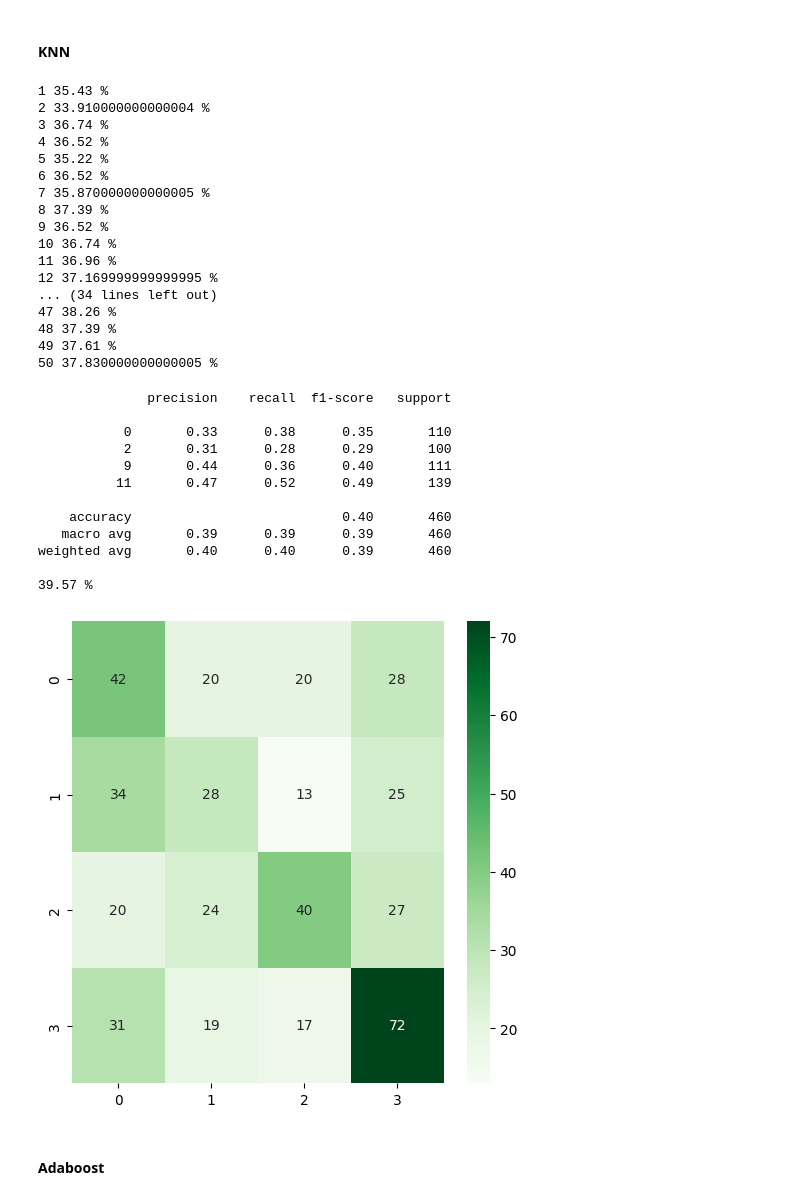
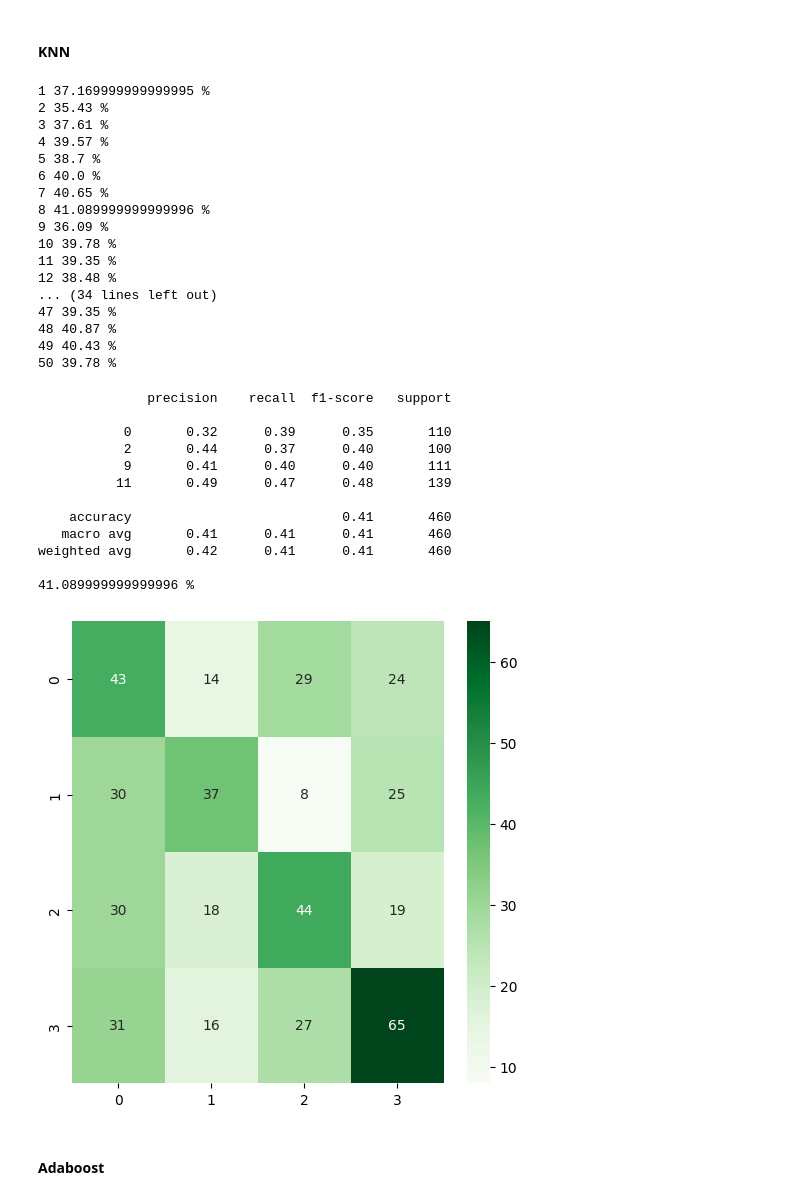
Before and after one commit to Yehudit-Brickner/ML_class, a Jupyter notebook: sport_balls1.ipynb, the cells around one changed output. Drawn from its saved outputs; the diff is of its cells as text; code cells hidden in the pictures.

```diff
--- a/sport_balls1.ipynb
+++ b/sport_balls1.ipynb
@@ -156,7 +138,7 @@ small_hist_4balls.shape
 (1533, 773)
 # %%
 
-X1 = small_hist_4balls.iloc[:,2:6]
+X1 = small_hist_4balls.iloc[:,1:5]
 X2 = small_hist_4balls.iloc[:,5:]
 X3 = small_hist_4balls.drop(['class_number'], axis=1)
 
@@ -246,5 +257,5 @@ squared_hinge l2 36.96 %
 # %%
-svm1 =  OneVsOneClassifier(LinearSVC(random_state=0, loss="squared_hinge",penalty="l2")).fit(X_train1, y_train1)
+svm1 =  OneVsOneClassifier(LinearSVC(random_state=0, loss="hinge",penalty="l2")).fit(X_train1, y_train1)
 pred_svm1 = svm1.predict(X_test1)
 Confusion_Matrix(confusion_matrix(y_test1,pred_svm1))
 print(classification_report(y_test1, pred_svm1))
@@ -273,45 +284,45 @@ for i in range(1,51):
     pred_knn = neigh.predict(X_test1)
     print(i,round(np.sum([y_test1==pred_knn])/len(y_test1),4)*100,"%")
 # %% [output]
-1 35.43 %
-2 33.910000000000004 %
-3 36.74 %
-4 36.52 %
-5 35.22 %
-6 36.52 %
-7 35.870000000000005 %
-8 37.39 %
-9 36.52 %
-10 36.74 %
-11 36.96 %
-12 37.169999999999995 %
+1 37.169999999999995 %
+2 35.43 %
+3 37.61 %
+4 39.57 %
+5 38.7 %
+6 40.0 %
+7 40.65 %
+8 41.089999999999996 %
+9 36.09 %
+10 39.78 %
+11 39.35 %
+12 38.48 %
 ... (34 lines left out)
-47 38.26 %
-48 37.39 %
-49 37.61 %
-50 37.830000000000005 %
+47 39.35 %
+48 40.87 %
+49 40.43 %
+50 39.78 %
 # %%
-neigh1 = KNeighborsClassifier(n_neighbors=19)
+neigh1 = KNeighborsClassifier(n_neighbors=8)
 neigh1.fit(X_train1,y_train1)
 pred_knn1 = neigh1.predict(X_test1)
 Confusion_Matrix(confusion_matrix(y_test1,pred_knn1))
 print(classification_report(y_test1, pred_knn1))
 print(round(np.sum([y_test1==pred_knn1])/len(y_test1),4)*100,"%")
 results.append(['lines and circles', 'KNN',round(np.sum([y_test1==pred_knn1])/len(y_test1),4)*100 ])
 # %% [output]
               precision    recall  f1-score   support
 
-           0       0.33      0.38      0.35       110
-           2       0.31      0.28      0.29       100
-           9       0.44      0.36      0.40       111
-          11       0.47      0.52      0.49       139
+           0       0.32      0.39      0.35       110
+           2       0.44      0.37      0.40       100
+           9       0.41      0.40      0.40       111
+          11       0.49      0.47      0.48       139
 
-    accuracy                           0.40       460
-   macro avg       0.39      0.39      0.39       460
-weighted avg       0.40      0.40      0.39       460
+    accuracy                           0.41       460
+   macro avg       0.41      0.41      0.41       460
+weighted avg       0.42      0.41      0.41       460
 
-39.57 %
+41.089999999999996 %
-[figure, old version]
+[figure, new version]
 # %% [markdown]
 #### Adaboost
 # %%
```
Also changed, not shown: parts of 28 cells of this notebook.
